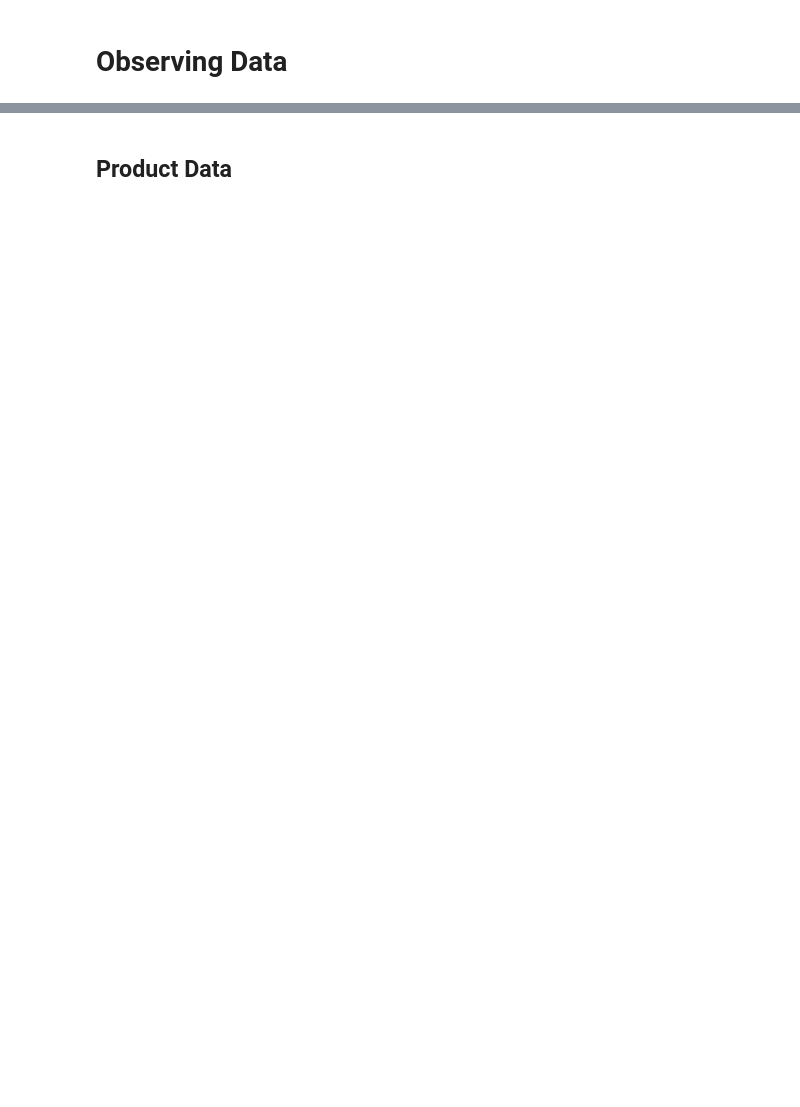
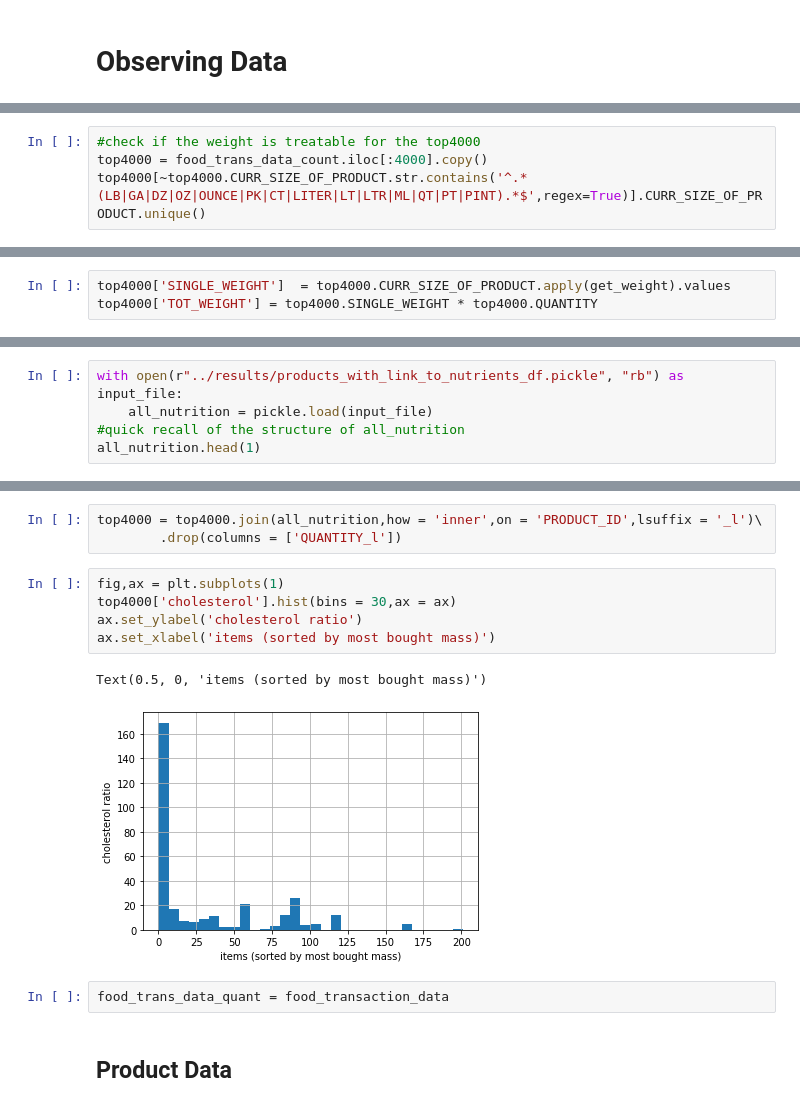
Before and after one commit to raphaelreiss/ADA_project, a Jupyter notebook: src/TermProject.ipynb, the cells around one changed output, grey strips where cells are left out. Drawn from its saved outputs; the diff is of its cells as text; blank space fills up the shorter version.

Commit message:
first result!

```diff
--- a/src/TermProject.ipynb
+++ b/src/TermProject.ipynb
@@ -101,0 +85,4 @@ NameError: name 'food_transaction' is not defined
+# %%
+#check if the weight is treatable for the top4000
+top4000 = food_trans_data_count.iloc[:4000].copy()
+top4000[~top4000.CURR_SIZE_OF_PRODUCT.str.contains('^.*(LB|GA|DZ|OZ|OUNCE|PK|CT|LITER|LT|LTR|ML|QT|PT|PINT).*$',regex=True)].CURR_SIZE_OF_PRODUCT.unique()
@@ -101,0 +169,3 @@ NameError: name 'food_transaction' is not defined
+# %%
+top4000['SINGLE_WEIGHT']  = top4000.CURR_SIZE_OF_PRODUCT.apply(get_weight).values
+top4000['TOT_WEIGHT'] = top4000.SINGLE_WEIGHT * top4000.QUANTITY
@@ -101,0 +195,5 @@ NameError: name 'food_transaction' is not defined
+# %%
+with open(r"../results/products_with_link_to_nutrients_df.pickle", "rb") as input_file:
+    all_nutrition = pickle.load(input_file)
+#quick recall of the structure of all_nutrition
+all_nutrition.head(1)
@@ -102,2 +204,15 @@ NameError: name 'food_transaction' is not defined
+# %%
+top4000 = top4000.join(all_nutrition,how = 'inner',on = 'PRODUCT_ID',lsuffix = '_l')\
+        .drop(columns = ['QUANTITY_l'])
+# %%
+fig,ax = plt.subplots(1)
+top4000['cholesterol'].hist(bins = 30,ax = ax)
+ax.set_ylabel('cholesterol ratio')
+ax.set_xlabel('items (sorted by most bought mass)')
+# %% [output]
+Text(0.5, 0, 'items (sorted by most bought mass)')
+[figure, added]
+# %%
+food_trans_data_quant = food_transaction_data
 # %% [markdown]
 ## Product Data
```
Also changed, not shown: parts of 31 cells of this notebook.
